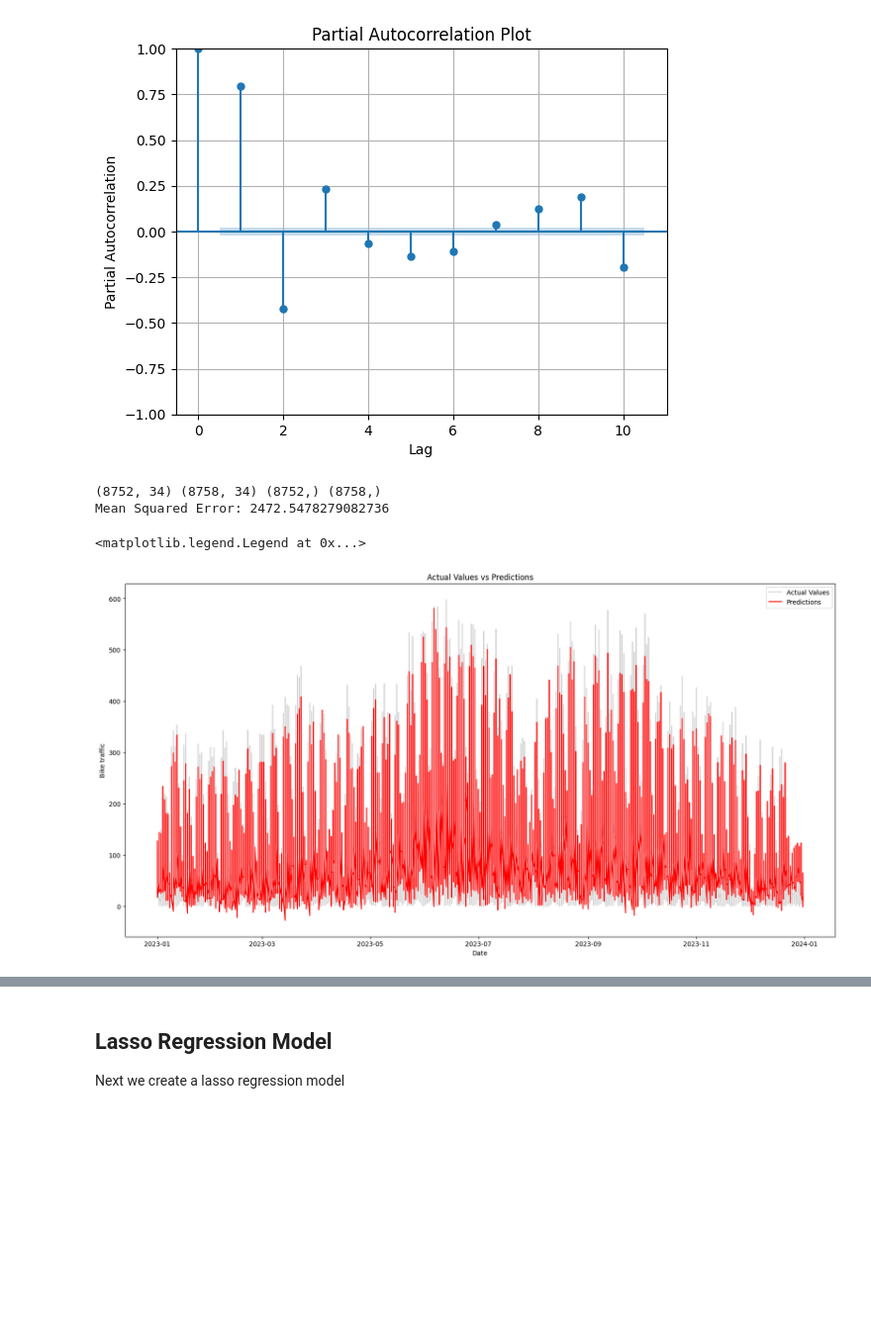
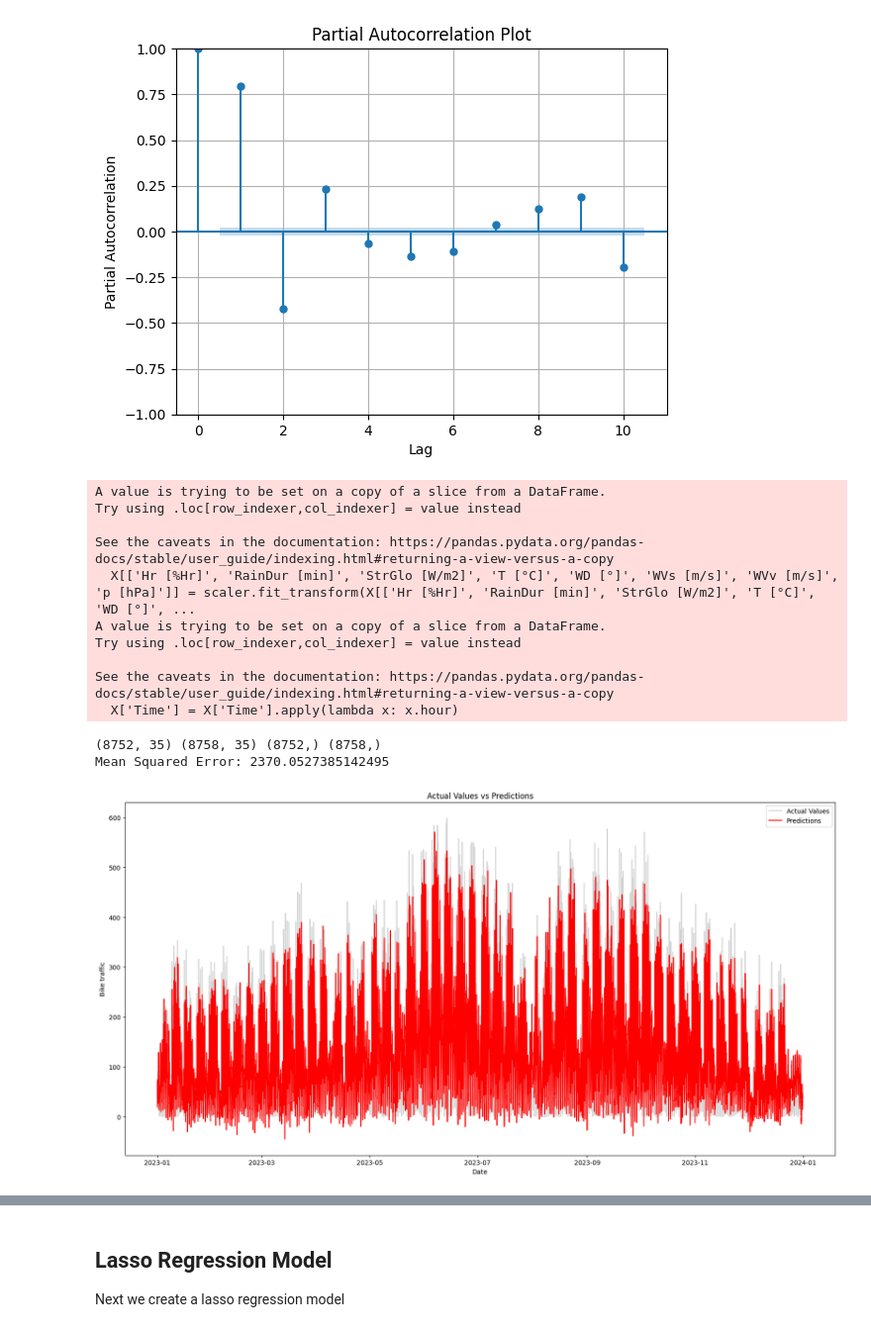
Before and after one commit to Phipsi/esc403, a Jupyter notebook: src/lasso_regression/regression.ipynb, the cells around one changed output, grey strips where cells are left out. Shown at 99% size. Drawn from its saved outputs; the diff is of its cells as text; code cells hidden in the pictures; blank space fills up the shorter version.

```diff
--- a/src/lasso_regression/regression.ipynb
+++ b/src/lasso_regression/regression.ipynb
@@ -152,47 +152,65 @@ df_copy['lag7'] = df_copy['bike_tot'].shift(7)
 df_copy.dropna(inplace=True)
 
 # Split the data into X and y where X is the lagged values plus weekday, month, time and y is the target variable
-X = df_copy[['lag1', 'lag2', 'lag3', 'lag4', 'lag5', 'lag6', 'lag7', 'Weekday', 'Month', 'Date',
+X = df_copy[['lag1', 'lag2', 'lag3', 'lag4', 'lag5', 'lag6', 'lag7', 'Weekday', 'Month', 'Date', 'Time',
              'Hr [%Hr]', 'RainDur [min]', 'StrGlo [W/m2]', 'T [°C]', 'WD [°]', 'WVs [m/s]', 'WVv [m/s]', 'p [hPa]']]
+
+# Scale the weather variables
+from sklearn.preprocessing import StandardScaler
+scaler = StandardScaler()
+X[['Hr [%Hr]', 'RainDur [min]', 'StrGlo [W/m2]', 'T [°C]', 'WD [°]', 'WVs [m/s]', 'WVv [m/s]', 'p [hPa]']] = scaler.fit_transform(X[['Hr [%Hr]', 'RainDur [min]', 'StrGlo [W/m2]', 'T [°C]', 'WD [°]', 'WVs [m/s]', 'WVv [m/s]', 'p [hPa]']])
+
+# Convert Time to simple integer
+X['Time'] = X['Time'].apply(lambda x: x.hour)
 
 # Convert weekday and month to dummie variables
 X = pd.get_dummies(X, columns=['Weekday', 'Month'])
 
 # Split the data into training set where the date is before 2023-01-01 and test set where the date is after 2023-01-01
 X_train = X[X['Date'] < '2023-01-01'].drop('Date', axis=1)
 y_train = df_copy[df_copy['Date'] < '2023-01-01']['bike_tot']
 
 X_test = X[X['Date'] >= '2023-01-01'].drop('Date', axis=1)
 y_test = df_copy[df_copy['Date'] >= '2023-01-01']['bike_tot']
 
 # Check the shape of the data
 print(X_train.shape, X_test.shape, y_train.shape, y_test.shape)
 
 # Fit the model without the 'Datetime' column
 model = LinearRegression()
 model.fit(X_train, y_train)
 
 # Make predictions
 y_pred = model.predict(X_test)
 
 # Calculate the mean squared error
 mse = mean_squared_error(y_test, y_pred)
 print(f'Mean Squared Error: {mse}')
 
-test_Dates = df_copy[df_copy['Date'] >= '2023-01-01']['Date']
+test_Datetime = df_copy[df_copy['Date'] >= '2023-01-01']['Datetime']
 # Plot the predictions and the actual values as a time series
 plt.figure(figsize=(20, 10))
-plt.plot(test_Dates, y_test, color = 'lightgrey', label = 'Actual Values')
-plt.plot(test_Dates, y_pred, color = 'red', label = 'Predictions')
+plt.plot(test_Datetime, y_test, color = 'lightgrey', label = 'Actual Values')
+plt.plot(test_Datetime, y_pred, color = 'red', label = 'Predictions')
 plt.xlabel('Date')
 plt.ylabel('Bike traffic')
 plt.title('Actual Values vs Predictions')
 plt.legend()
+plt.show()
 # %% [output]
-(8752, 34) (8758, 34) (8752,) (8758,)
-Mean Squared Error: 2472.5478279082736
+A value is trying to be set on a copy of a slice from a DataFrame.
+Try using .loc[row_indexer,col_indexer] = value instead
+
+See the caveats in the documentation: https://pandas.pydata.org/pandas-docs/stable/user_guide/indexing.html#returning-a-view-versus-a-copy
+  X[['Hr [%Hr]', 'RainDur [min]', 'StrGlo [W/m2]', 'T [°C]', 'WD [°]', 'WVs [m/s]', 'WVv [m/s]', 'p [hPa]']] = scaler.fit_transform(X[['Hr [%Hr]', 'RainDur [min]', 'StrGlo [W/m2]', 'T [°C]', 'WD [°]', ...
+A value is trying to be set on a copy of a slice from a DataFrame.
+Try using .loc[row_indexer,col_indexer] = value instead
+
+See the caveats in the documentation: https://pandas.pydata.org/pandas-docs/stable/user_guide/indexing.html#returning-a-view-versus-a-copy
+  X['Time'] = X['Time'].apply(lambda x: x.hour)
-<matplotlib.legend.Legend at 0x...>
+(8752, 35) (8758, 35) (8752,) (8758,)
+Mean Squared Error: 2370.0527385142495
-[figure, old version]
+[figure, new version]
 # %%
 # Show the model equation
 print('Model Equation:')
```
Also changed, not shown: parts of 5 cells of this notebook, 1 other file.
